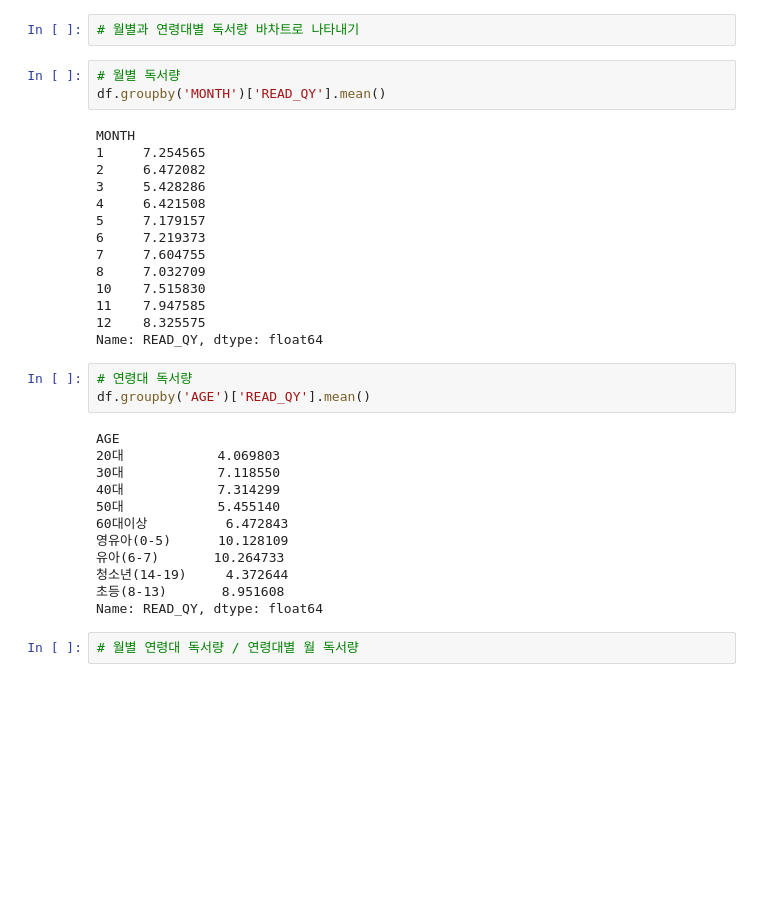
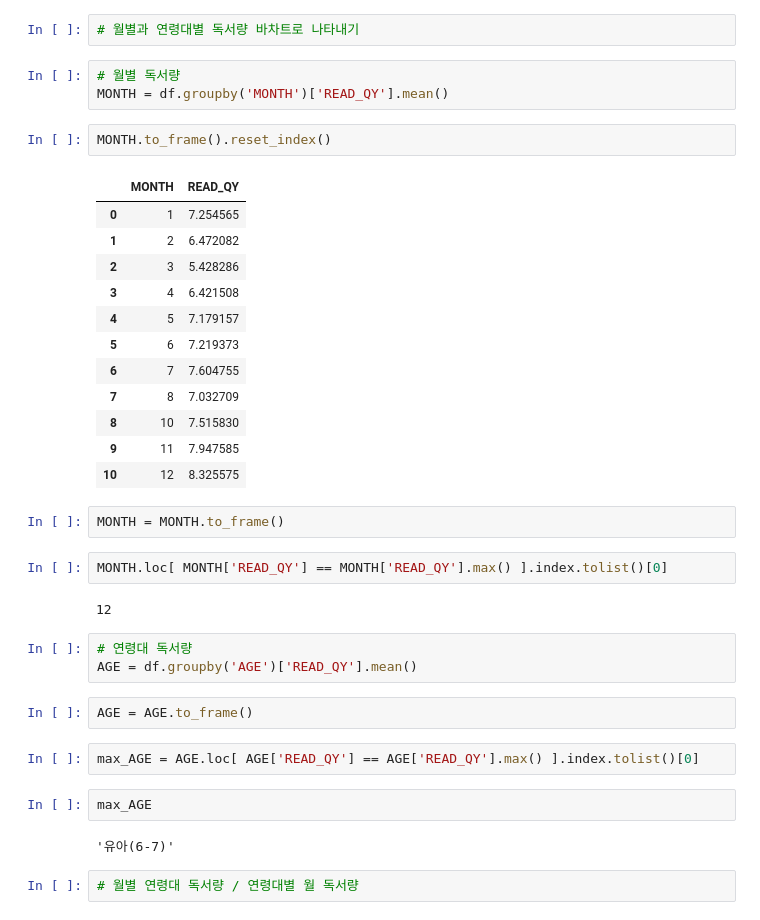
Before and after one commit to Yunwltn/Book-webdashboard, a Jupyter notebook: 독서량.ipynb, the cells around one changed output. Drawn from its saved outputs; the diff is of its cells as text; blank space fills up the shorter version.

```diff
--- a/독서량.ipynb
+++ b/독서량.ipynb
@@ -62,36 +62,39 @@ array(['영유아(0-5)', '유아(6-7)', '초등(8-13)', '청소년(14-19)', '20
 # 월별과 연령대별 독서량 바차트로 나타내기
 # %%
 # 월별 독서량
-df.groupby('MONTH')['READ_QY'].mean()
+MONTH = df.groupby('MONTH')['READ_QY'].mean()
-# %% [output]
-MONTH
-1     7.254565
-2     6.472082
-3     5.428286
-4     6.421508
-5     7.179157
-6     7.219373
-7     7.604755
-8     7.032709
-10    7.515830
-11    7.947585
-12    8.325575
-Name: READ_QY, dtype: float64
+# %%
+MONTH.to_frame().reset_index()
+# %% [output]
+|  | MONTH | READ_QY |
+| 0 | 1 | 7.254565 |
+| 1 | 2 | 6.472082 |
+| 2 | 3 | 5.428286 |
+| 3 | 4 | 6.421508 |
+| 4 | 5 | 7.179157 |
+| 5 | 6 | 7.219373 |
+| 6 | 7 | 7.604755 |
+| 7 | 8 | 7.032709 |
+| 8 | 10 | 7.515830 |
+| 9 | 11 | 7.947585 |
+| 10 | 12 | 8.325575 |
+# %%
+MONTH = MONTH.to_frame()
+# %%
+MONTH.loc[ MONTH['READ_QY'] == MONTH['READ_QY'].max() ].index.tolist()[0]
+# %% [output]
+12
 # %%
 # 연령대 독서량
-df.groupby('AGE')['READ_QY'].mean()
+AGE = df.groupby('AGE')['READ_QY'].mean()
-# %% [output]
-AGE
-20대            4.069803
-30대            7.118550
-40대            7.314299
-50대            5.455140
-60대이상          6.472843
-영유아(0-5)      10.128109
-유아(6-7)       10.264733
-청소년(14-19)     4.372644
-초등(8-13)       8.951608
-Name: READ_QY, dtype: float64
+# %%
+AGE = AGE.to_frame()
+# %%
+max_AGE = AGE.loc[ AGE['READ_QY'] == AGE['READ_QY'].max() ].index.tolist()[0]
+# %%
+max_AGE
+# %% [output]
+'유아(6-7)'
 # %%
 # 월별 연령대 독서량 / 연령대별 월 독서량
 # %%
```
Also changed, not shown: parts of 9 cells of this notebook, 2 other files.
